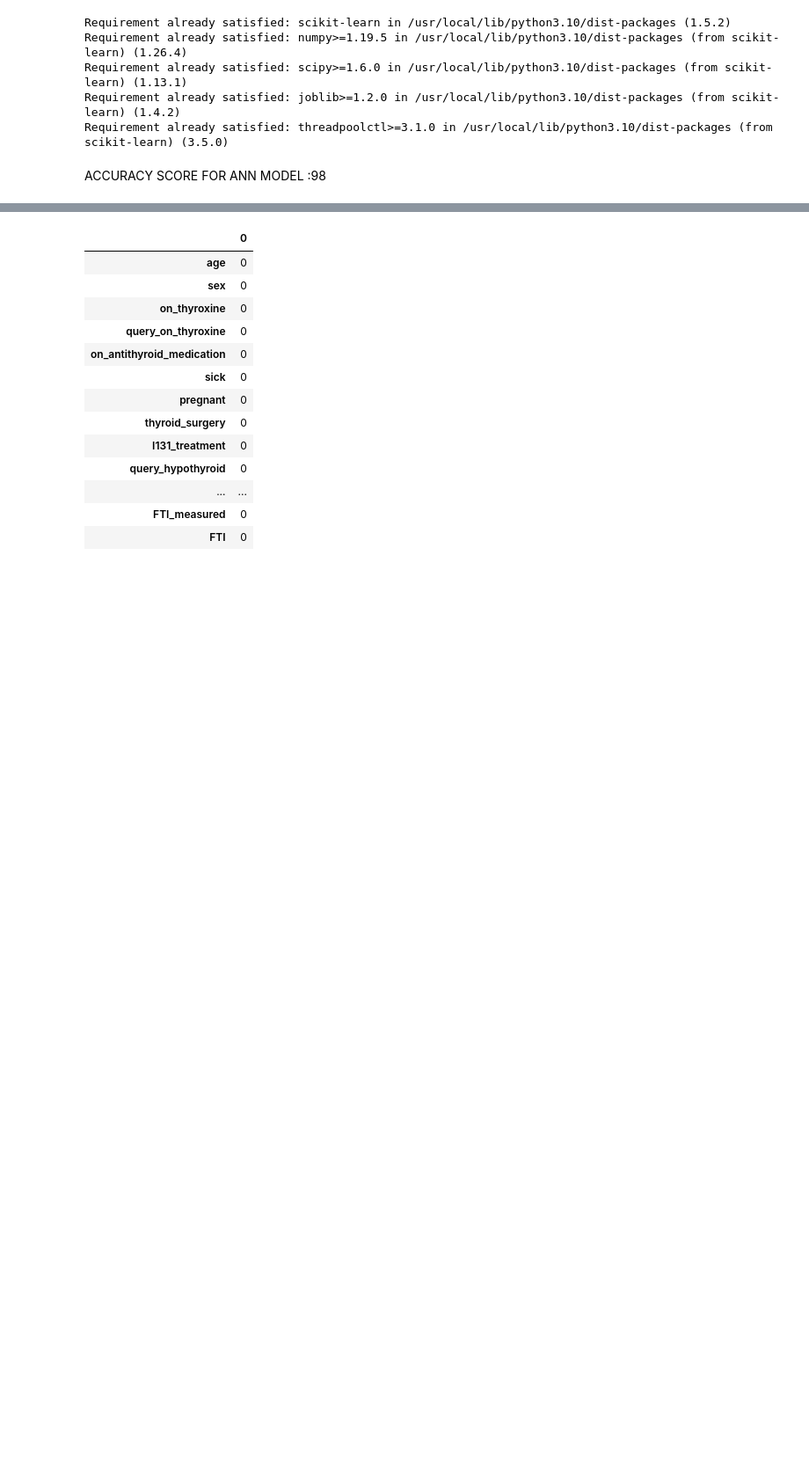
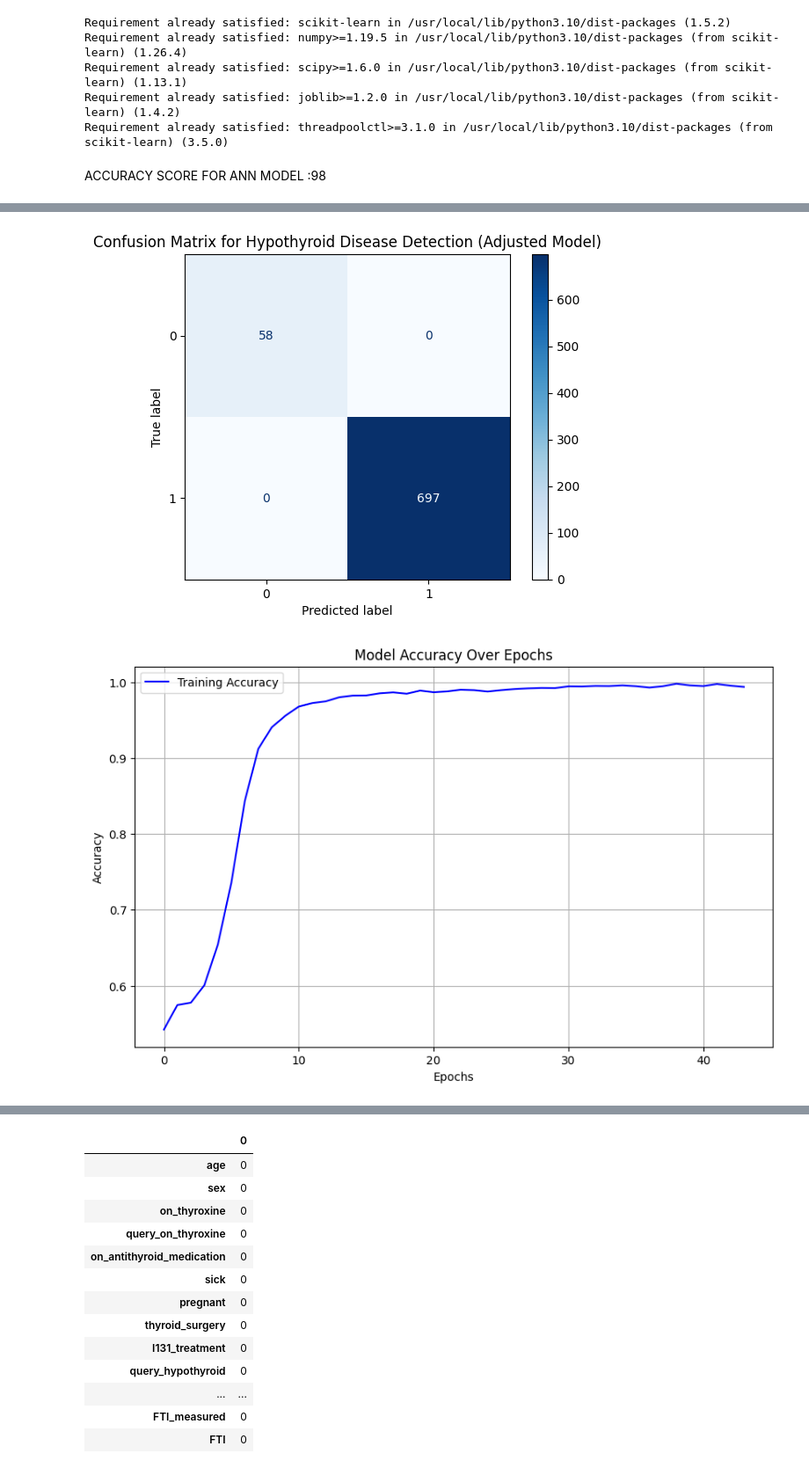
Before and after one commit to Jayakrishnan22003251/Hypothyroid-Disease-Detection-Using-Deep-Learning, a Jupyter notebook: FINAL.ipynb, the cells around one changed output, grey strips where cells are left out. Shown at 88% size. Cells and saved outputs as stored; diff of their text form; code cells hidden in the pictures; blank space fills up the shorter version.

```diff
--- a/FINAL.ipynb
+++ b/FINAL.ipynb
@@ -269,2 +269,52 @@ print("ANN Model Prediction:\n The patient has hypothyroid : ",ann_result)
 ANN Model Prediction:
  The patient has hypothyroid :  positive
+# %%
+from sklearn.utils.class_weight import compute_class_weight
+from tensorflow.keras.callbacks import EarlyStopping
+
+# Calculate class weights
+class_weights = compute_class_weight(class_weight='balanced', classes=np.unique(y_train_resampled), y=y_train_resampled)
+class_weights_dict = dict(enumerate(class_weights))
+
+# Build ANN model
+ann_model = Sequential()
+ann_model.add(Dense(64, input_dim=X_train_resampled.shape[1], activation='relu'))
+ann_model.add(Dropout(0.4))
+ann_model.add(Dense(32, activation='relu'))
+ann_model.add(Dropout(0.4))
+ann_model.add(Dense(16, activation='relu'))
+ann_model.add(Dropout(0.4))
+ann_model.add(Dense(1, activation='sigmoid'))
+
+ann_model.compile(loss='binary_crossentropy', optimizer=tf.keras.optimizers.Adam(learning_rate=0.0005), metrics=['accuracy'])
+
+# Early stopping
+early_stopping = EarlyStopping(monitor='accuracy', patience=5, restore_best_weights=True)
+
+# Train model with class weights
+history = ann_model.fit(X_train_resampled, y_train_resampled, epochs=50, batch_size=10, verbose=1,
+                        class_weight=class_weights_dict, callbacks=[early_stopping])
+
+# Adjust prediction threshold and evaluate
+threshold = 0.7
+ann_pred = (ann_model.predict(X_test) > threshold).astype("int32")
+
+# Confusion Matrix and evaluation
+from sklearn.metrics import confusion_matrix, ConfusionMatrixDisplay
+
+cm = confusion_matrix(y_test, ann_pred)
+cmd = ConfusionMatrixDisplay(confusion_matrix=cm)
+cmd.plot(cmap='Blues')
+plt.title("Confusion Matrix for Hypothyroid Disease Detection (Adjusted Model)")
+plt.show()
+
+# Plot Accuracy
+plt.figure(figsize=(10, 6))
+plt.plot(history.history['accuracy'], label='Training Accuracy', color='b')
+plt.xlabel("Epochs")
+plt.ylabel("Accuracy")
+plt.title("Model Accuracy Over Epochs")
+plt.legend()
+plt.grid()
+plt.show()
+# %% [output]
@@ -271,3 +338,5 @@ ANN Model Prediction:
+[figure, added]
+[figure, added]
 # %%
 !pip install keras tensorflow
 # %% [output]
```
Also changed, not shown: parts of 10 cells of this notebook.
